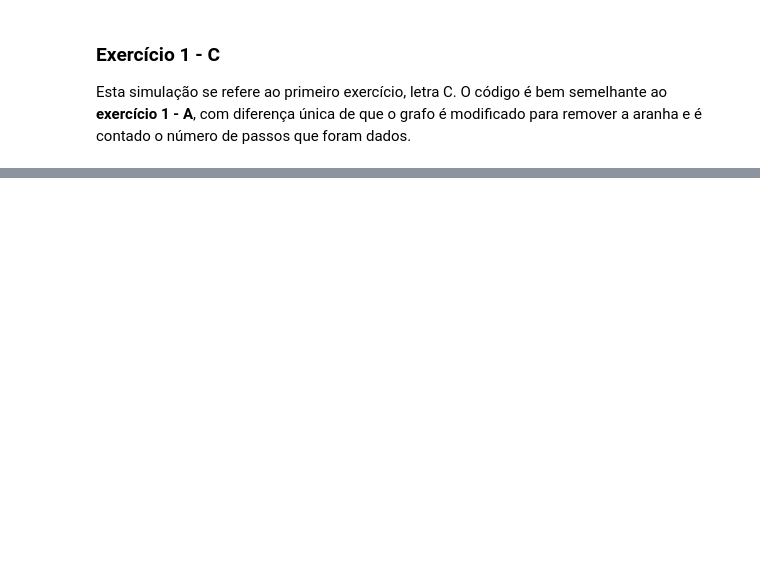
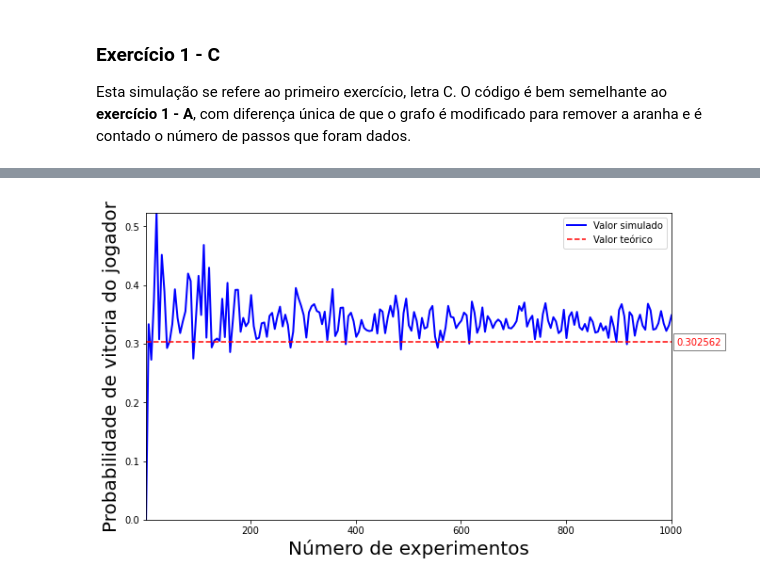
Before and after one commit to mcarvalhor/ProjEstocasticos, a Jupyter notebook: Simulacao.ipynb, the cells around one changed output, grey strips where cells are left out. Saved outputs shown, nothing was run; the diff lists cells and outputs as text; code cells hidden in the pictures; blank space fills up the shorter version.

```diff
--- a/Simulacao.ipynb
+++ b/Simulacao.ipynb
@@ -151,0 +152,28 @@ Esta simulação se refere ao segundo exercício.
+# %%
+# Alocar.
+y_prob = Y_SIM
+
+p = 0.49
+saldo_inicial = 6
+saldo_total = 16
+
+# Valor calculado na parte escrita do projeto.
+calculado = 0.3025617931565587
+
+for i in range(X_SIM.shape[0]): # Para cada ponto do eixo X...
+    n = X_SIM[i]
+    num_vitorias_jogador = 0
+    for _ in range(n): # Realizar os N experimentos.
+        saldo = saldo_inicial
+        while ((saldo > 0) and (saldo < saldo_total)):
+            if(np.random.uniform() < p):
+                saldo = saldo + 2
+            else:
+                saldo = saldo - 2
+        if (saldo == saldo_total):
+            num_vitorias_jogador = num_vitorias_jogador + 1
+    Y_SIM[i] = num_vitorias_jogador / n
+
+exibir(valor_teorico = calculado, y_points = y_prob, y_label = 'Probabilidade de vitoria do jogador')
+# %% [output]
+[figure, added]
```
Also changed, not shown: parts of 6 cells of this notebook.
